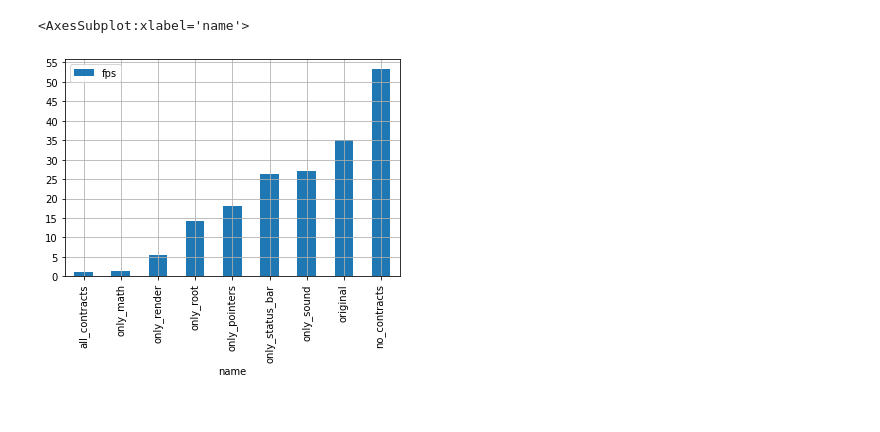
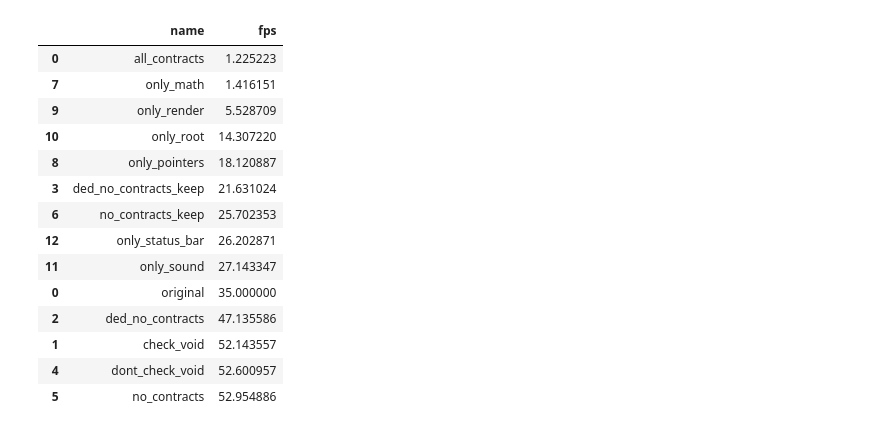
Before and after one commit to imustafin/brie_doom, a Jupyter notebook: site/utils/perf/count.ipynb, the cells around one changed output. Drawn from its saved outputs; the diff is of its cells as text; code cells hidden in the pictures.

```diff
--- a/site/utils/perf/count.ipynb
+++ b/site/utils/perf/count.ipynb
@@ -84,10 +102,23 @@ plt.axhline(y=1.0 / 35 * (10 ** 6), color='red')
 # %%
 # Actual fps
 df = data[data['reason'] == 'gamestate 0'].groupby('name').mean('time').reset_index()
 df['fps'] = 1 / df['time'] * (10 ** 6)
 df = df.append(pd.DataFrame([{'name': 'original', 'fps': 35}]))
 df = df[['name', 'fps']].sort_values('fps')
-df.plot.bar(x='name', yticks=range(0, 60, 5), grid=True)
+df
 # %% [output]
-<AxesSubplot:xlabel='name'>
-[figure, removed]
+|  | name | fps |
+| 0 | all_contracts | 1.225223 |
+| 7 | only_math | 1.416151 |
+| 9 | only_render | 5.528709 |
+| 10 | only_root | 14.307220 |
+| 8 | only_pointers | 18.120887 |
+| 3 | ded_no_contracts_keep | 21.631024 |
+| 6 | no_contracts_keep | 25.702353 |
+| 12 | only_status_bar | 26.202871 |
+| 11 | only_sound | 27.143347 |
+| 0 | original | 35.000000 |
+| 2 | ded_no_contracts | 47.135586 |
+| 1 | check_void | 52.143557 |
+| 4 | dont_check_void | 52.600957 |
+| 5 | no_contracts | 52.954886 |
```
Also changed, not shown: parts of 7 cells of this notebook, 20 other files.
